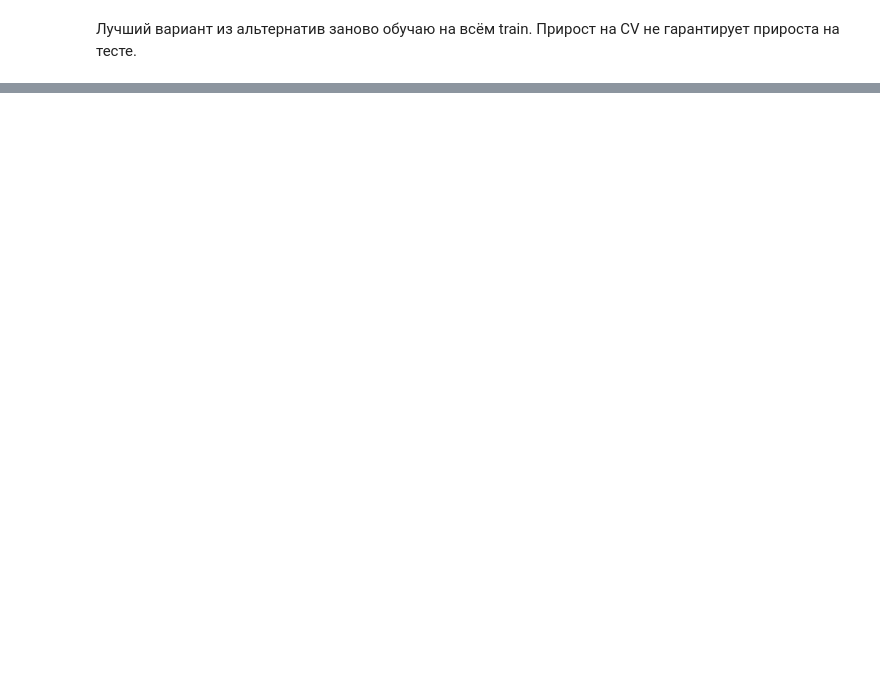
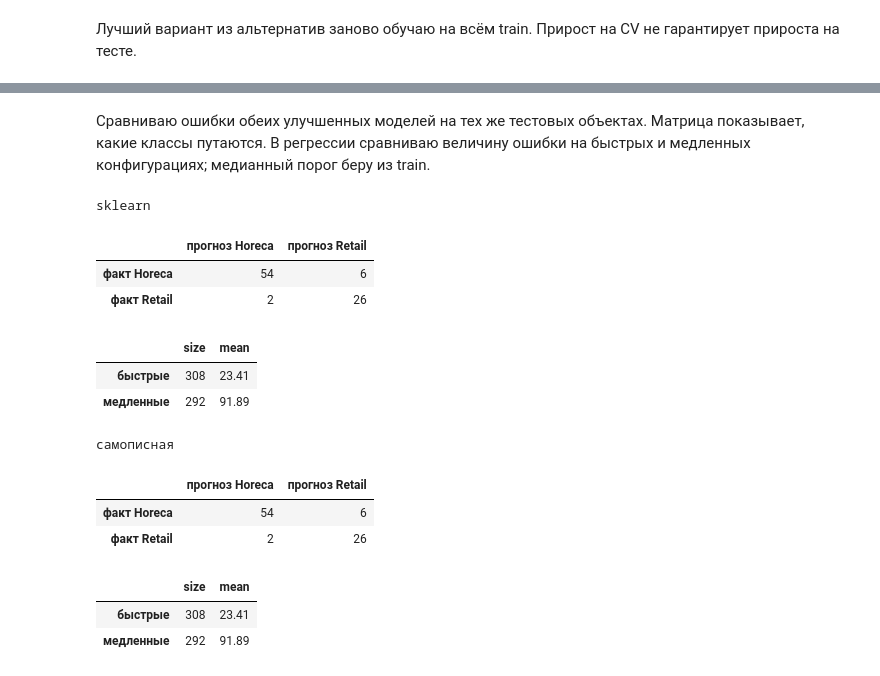
Before and after one commit to paintingpromisesss/ai-frameworks, a Jupyter notebook: lab1.ipynb, the cells around one changed output, grey strips where cells are left out. Saved outputs shown, nothing was run; the diff lists cells and outputs as text; code cells hidden in the pictures; blank space fills up the shorter version.

```diff
--- a/lab1.ipynb
+++ b/lab1.ipynb
@@ -83,0 +120,9 @@ display(pd.DataFrame([metrics for metrics, _ in improved.values()]).round(4))
+# %%
+from models.knn import KNN
+
+def own_model(task, params):
+    return KNN(task, **params)
+
+own_base = {task: evaluate(task, own_model(task, {}), BASE) for task in TASKS}
+own_improved = {task: evaluate(task, own_model(task, row.params), row.prep)
+                for task, row in chosen.items()}
@@ -83,0 +173,30 @@ display(pd.DataFrame([metrics for metrics, _ in improved.values()]).round(4))
+# %% [markdown]
+Сравниваю ошибки обеих улучшенных моделей на тех же тестовых объектах. Матрица показывает, какие классы путаются. В регрессии сравниваю величину ошибки на быстрых и медленных конфигурациях; медианный порог беру из train.
+# %%
+from sklearn.metrics import confusion_matrix
+
+_, _, _, test_channel = split('classification')
+_, _, train_time, test_time = split('regression')
+bands = np.where(test_time <= train_time.median(), 'быстрые', 'медленные')
+for label, outcomes in [('sklearn', improved), ('самописная', own_improved)]:
+    print(label)
+    display(pd.DataFrame(confusion_matrix(test_channel, outcomes['classification'][1], labels=[1, 2]),
+                         index=['факт Horeca', 'факт Retail'],
+                         columns=['прогноз Horeca', 'прогноз Retail']))
+    error = np.abs(np.asarray(test_time) - outcomes['regression'][1])
+    display(pd.Series(error).groupby(bands).agg(['size', 'mean']).round(2))
+# %% [output]
+sklearn
+|  | прогноз Horeca | прогноз Retail |
+| факт Horeca | 54 | 6 |
+| факт Retail | 2 | 26 |
+|  | size | mean |
+| быстрые | 308 | 23.41 |
+| медленные | 292 | 91.89 |
+самописная
+|  | прогноз Horeca | прогноз Retail |
+| факт Horeca | 54 | 6 |
+| факт Retail | 2 | 26 |
+|  | size | mean |
+| быстрые | 308 | 23.41 |
+| медленные | 292 | 91.89 |
```
Also changed, not shown: parts of 9 cells of this notebook, 3 other files.
